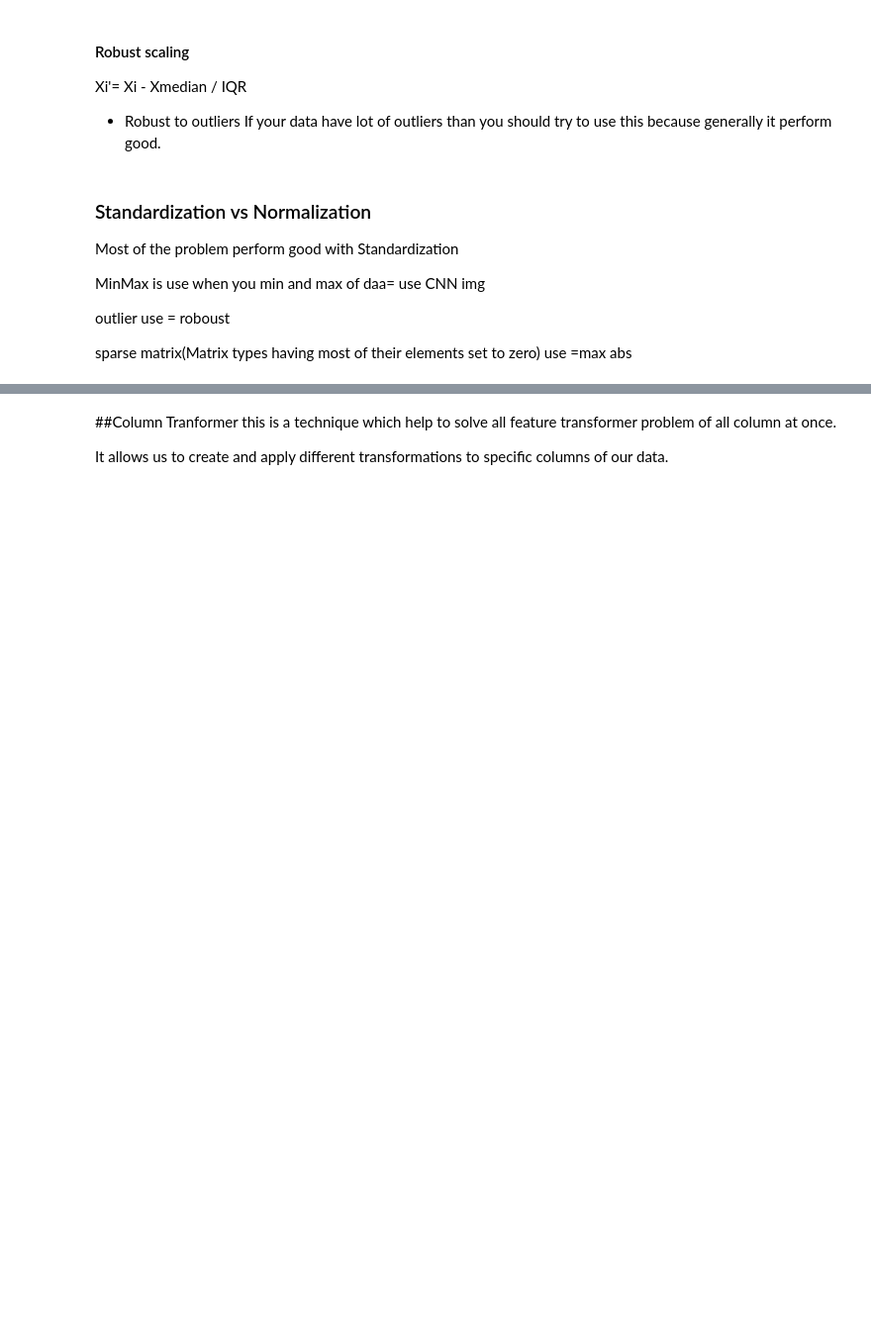
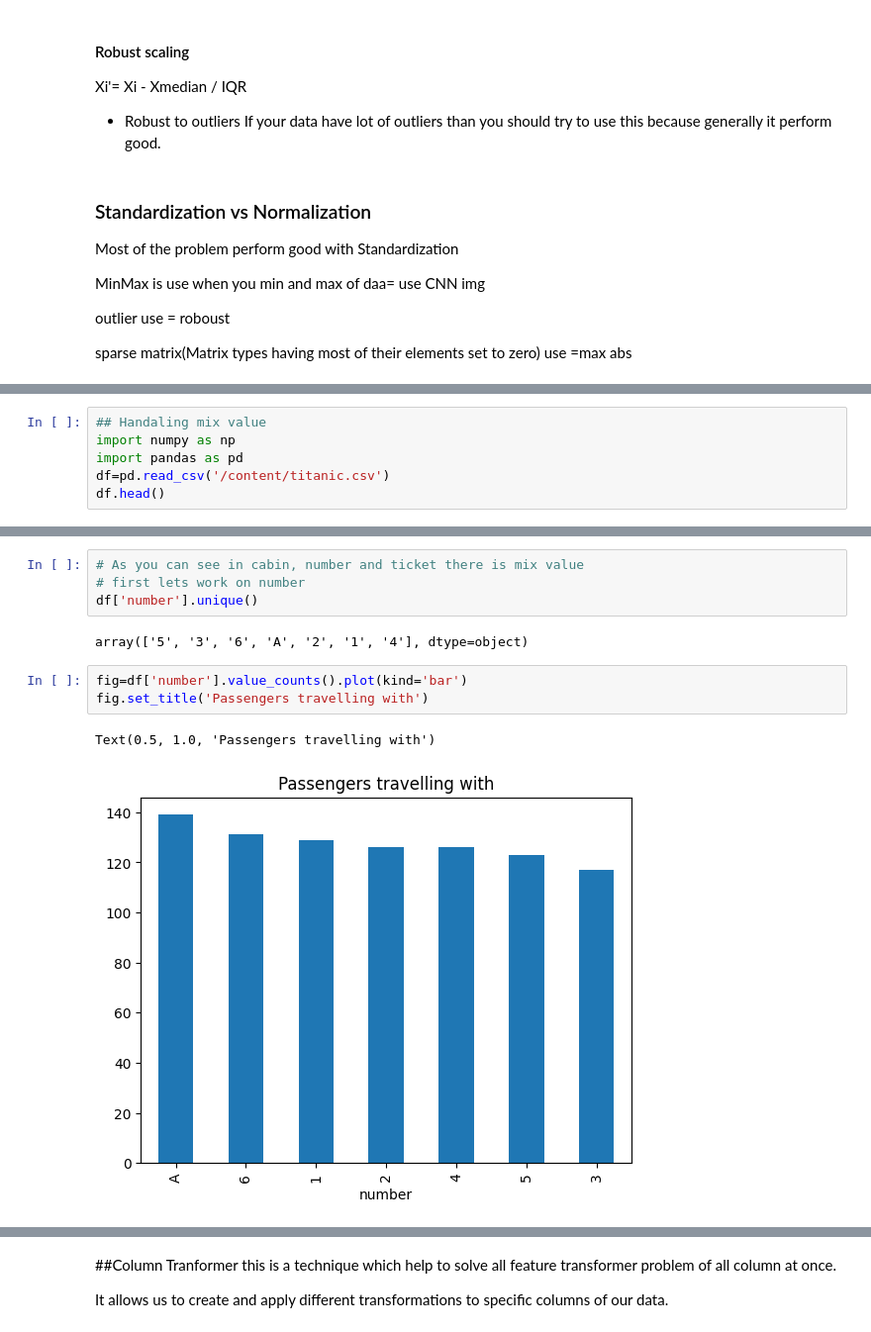
Before and after one commit to Avit-hodibu/feature_engineering, a Jupyter notebook: Feature_Engineering.ipynb, the cells around one changed output, grey strips where cells are left out. Shown at 99% size. Cells and saved outputs as stored; diff of their text form; blank space fills up the shorter version.

```diff
--- a/Feature_Engineering.ipynb
+++ b/Feature_Engineering.ipynb
@@ -703,0 +706,6 @@ sparse matrix(Matrix types having most of their elements set to zero) use =max a
+# %%
+## Handaling mix value
+import numpy as np
+import pandas as pd
+df=pd.read_csv('/content/titanic.csv')
+df.head()
@@ -703,0 +719,12 @@ sparse matrix(Matrix types having most of their elements set to zero) use =max a
+# %%
+# As you can see in cabin, number and ticket there is mix value
+# first lets work on number
+df['number'].unique()
+# %% [output]
+array(['5', '3', '6', 'A', '2', '1', '4'], dtype=object)
+# %%
+fig=df['number'].value_counts().plot(kind='bar')
+fig.set_title('Passengers travelling with')
+# %% [output]
+Text(0.5, 1.0, 'Passengers travelling with')
+[figure, added]
```
Also changed, not shown: parts of 7 cells of this notebook.
